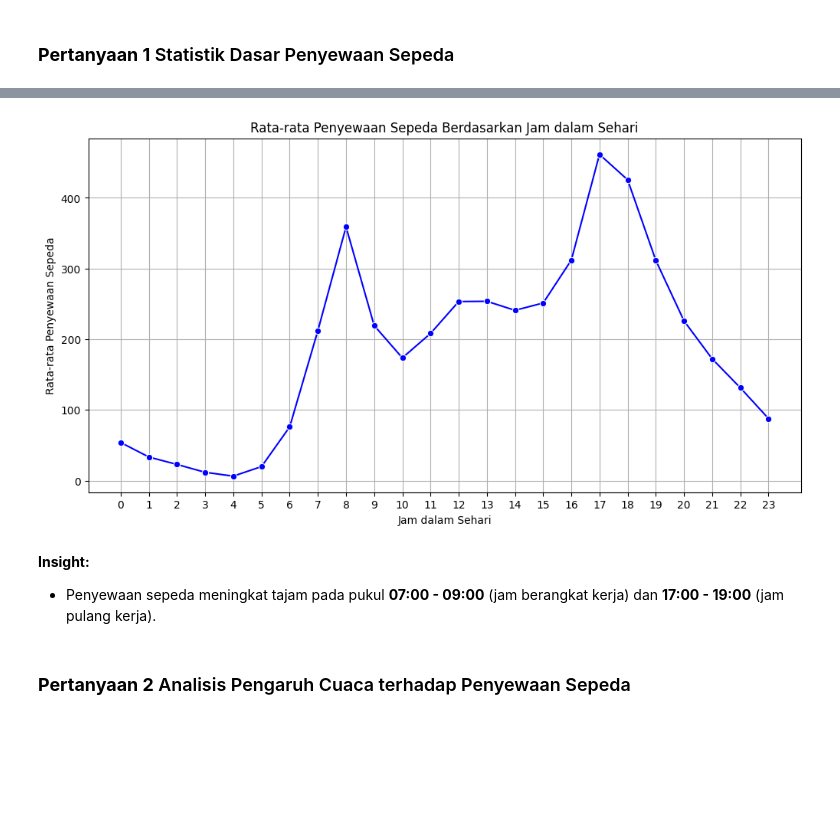
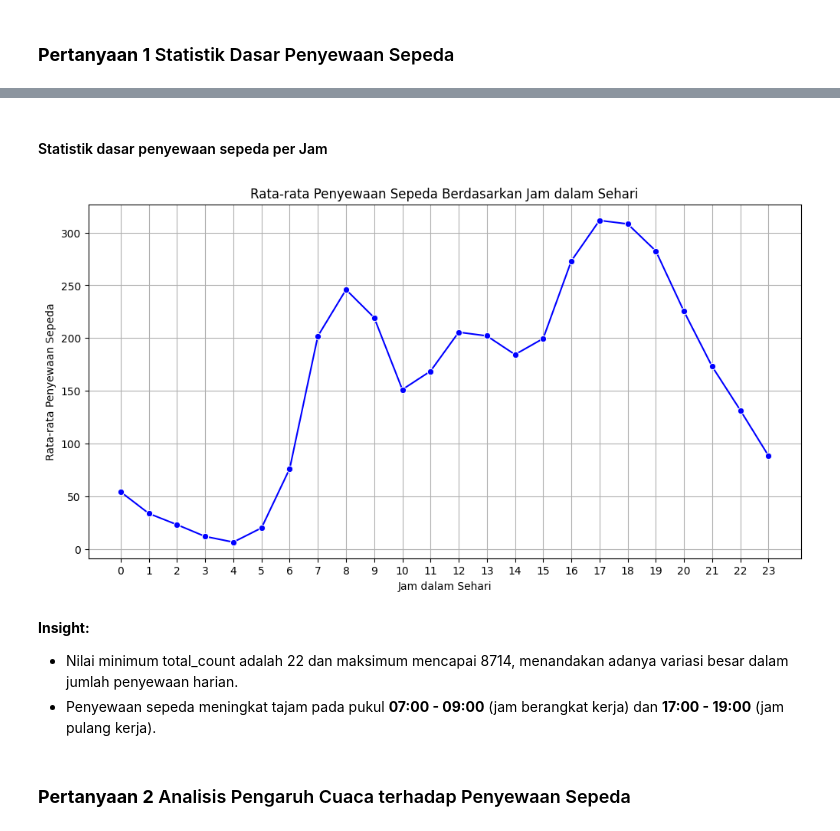
Before and after one commit to AmeliaGizzela/dicoding.data.bikesharing, a Jupyter notebook: Proyek_Analisis_Data_(Amelia_Gizzela).ipynb, the cells around one changed output, grey strips where cells are left out. Saved outputs shown, nothing was run; the diff lists cells and outputs as text; code cells hidden in the pictures; blank space fills up the shorter version.

```diff
--- a/Proyek_Analisis_Data_(Amelia_Gizzela).ipynb
+++ b/Proyek_Analisis_Data_(Amelia_Gizzela).ipynb
@@ -112,0 +268,38 @@ Pada tahap ini kita skip soalnya datanya udah oke
+# %%
+# 1. Preprocessing & Outlier Handling
+import numpy as np
+
+# Backup dataset sebelum treatment
+hour_df_original = hour_df.copy()
+
+# Deteksi outlier (IQR method) dan buat mask outlier
+outlier_mask = pd.DataFrame(False, index=hour_df.index, columns=numeric_cols)
+
+for col in numeric_cols:
+    Q1 = hour_df[col].quantile(0.25)
+    Q3 = hour_df[col].quantile(0.75)
+    IQR = Q3 - Q1
+    lower_bound = Q1 - 1.5 * IQR
+    upper_bound = Q3 + 1.5 * IQR
+    outlier_mask[col] = (hour_df[col] < lower_bound) | (hour_df[col] > upper_bound)
+
+# Gabungkan mask dari semua kolom -> True jika baris outlier di kolom manapun
+rows_to_drop = outlier_mask.any(axis=1)
+
+# Drop baris-baris yang memiliki outlier
+hour_df_cleaned = hour_df[~rows_to_drop]
+
+# Info berapa banyak yang terhapus
+print(f'Total baris sebelum: {len(hour_df)}')
+print(f'Total baris setelah: {len(hour_df_cleaned)}')
+print(f'Baris yang dihapus karena outlier: {rows_to_drop.sum()}')
+
+# 2. Visualisasi distribusi sebelum & sesudah treatment
+fig, axes = plt.subplots(len(numeric_cols), 2, figsize=(14, len(numeric_cols) * 3))
+for idx, col in enumerate(numeric_cols):
+    sns.boxplot(data=hour_df_original, y=col, ax=axes[idx, 0])
+    axes[idx, 0].set_title(f'{col} - Before Outlier Removal')
+    sns.boxplot(data=hour_df_cleaned, y=col, ax=axes[idx, 1])
+    axes[idx, 1].set_title(f'{col} - After Outlier Removal')
+plt.tight_layout()
+plt.show()
@@ -113,2 +313,5 @@ Pada tahap ini kita skip soalnya datanya udah oke
+# %%
+day_df=day_df_cleaned
+hour_df=hour_df_cleaned
 # %% [markdown]
 ### **Pertanyaan 1** Statistik Dasar Penyewaan Sepeda
@@ -143,19 +348,22 @@ max    3410.000000  6946.000000  8714.000000
+# %% [markdown]
+#### Statistik dasar penyewaan sepeda per Jam
 # %%
-# Calculate the average bike rentals per hour
-avg_rent_by_hour = hour_df.groupby('hr')['cnt'].mean()
+# Statistik dasar penyewaan sepeda per Jam
+avg_rent_by_hour = hour_df.groupby('hour')['total_count'].mean()
 
 plt.figure(figsize=(12, 6))
 sns.lineplot(x=avg_rent_by_hour.index, y=avg_rent_by_hour.values, marker="o", color="b")
 plt.xticks(range(0, 24))
 plt.xlabel("Jam dalam Sehari")
 plt.ylabel("Rata-rata Penyewaan Sepeda")
 plt.title("Rata-rata Penyewaan Sepeda Berdasarkan Jam dalam Sehari")
 plt.grid(True)
 plt.show()
 # %% [output]
-[figure, old version]
+[figure, new version]
 # %% [markdown]
 **Insight:**
+- Nilai minimum total_count adalah 22 dan maksimum mencapai 8714, menandakan adanya variasi besar dalam jumlah penyewaan harian.
 - Penyewaan sepeda meningkat tajam pada pukul **07:00 - 09:00** (jam berangkat kerja) dan **17:00 - 19:00** (jam pulang kerja).
 # %% [markdown]
 ### **Pertanyaan 2** Analisis Pengaruh Cuaca terhadap Penyewaan Sepeda
```
Also changed, not shown: parts of 36 cells of this notebook.
